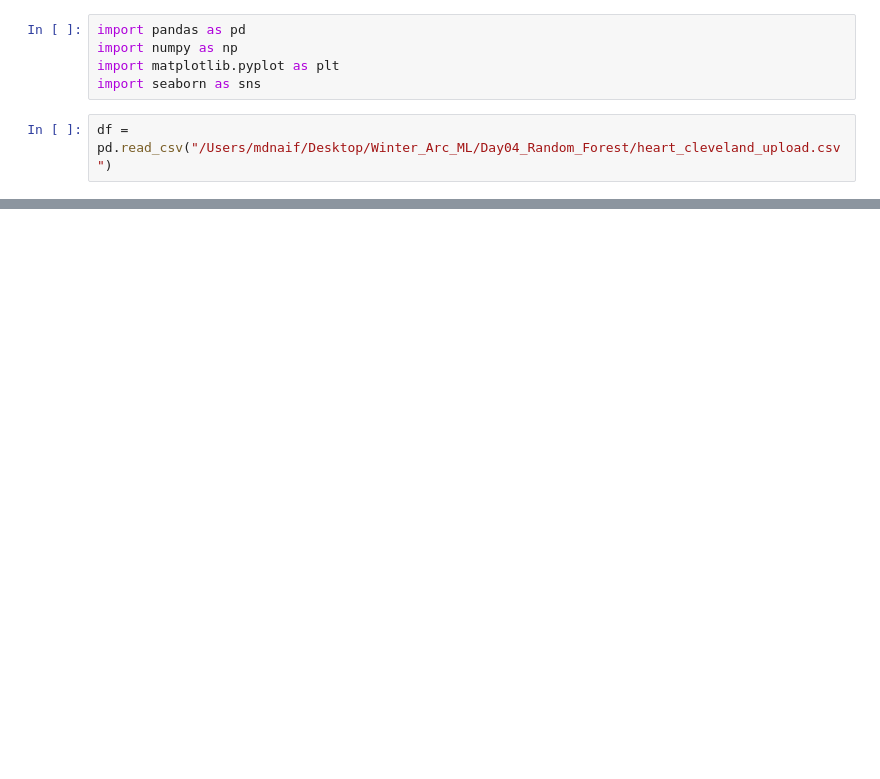
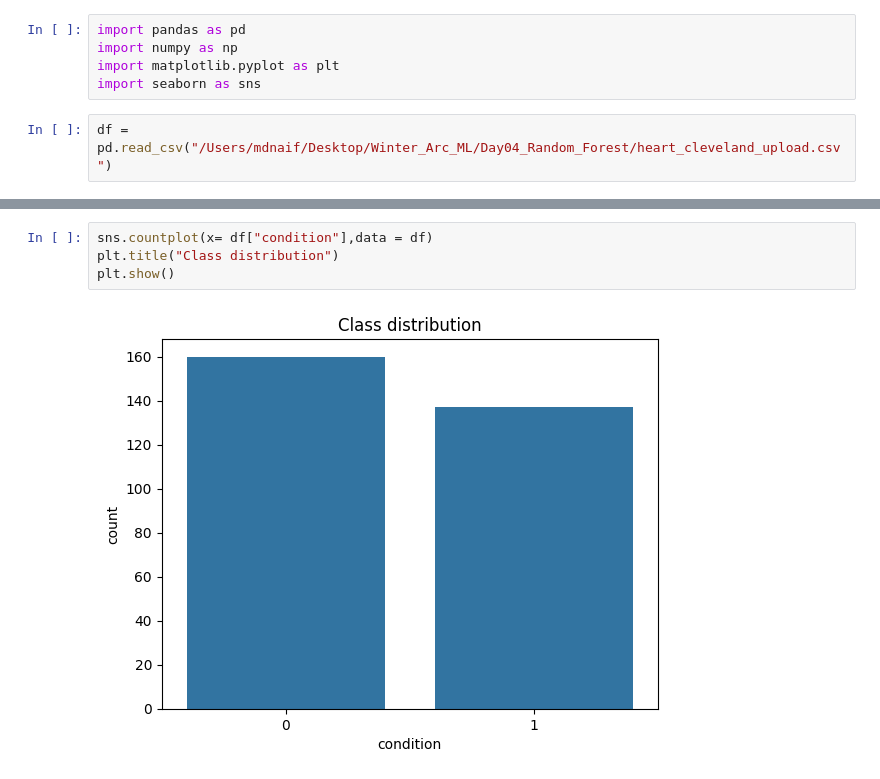
Before and after one commit to Naifnoor09/Winter_Arc_ML, a Jupyter notebook: Day04_Random_Forest/day04.ipynb, the cells around one changed output, grey strips where cells are left out. Saved outputs shown, nothing was run; the diff lists cells and outputs as text; blank space fills up the shorter version.

```diff
--- a/Day04_Random_Forest/day04.ipynb
+++ b/Day04_Random_Forest/day04.ipynb
@@ -38,0 +101,6 @@ df.
+# %%
+sns.countplot(x= df["condition"],data = df)
+plt.title("Class distribution")
+plt.show()
+# %% [output]
+[figure, added]
```
Also changed, not shown: parts of 20 cells of this notebook, 1 other file.
